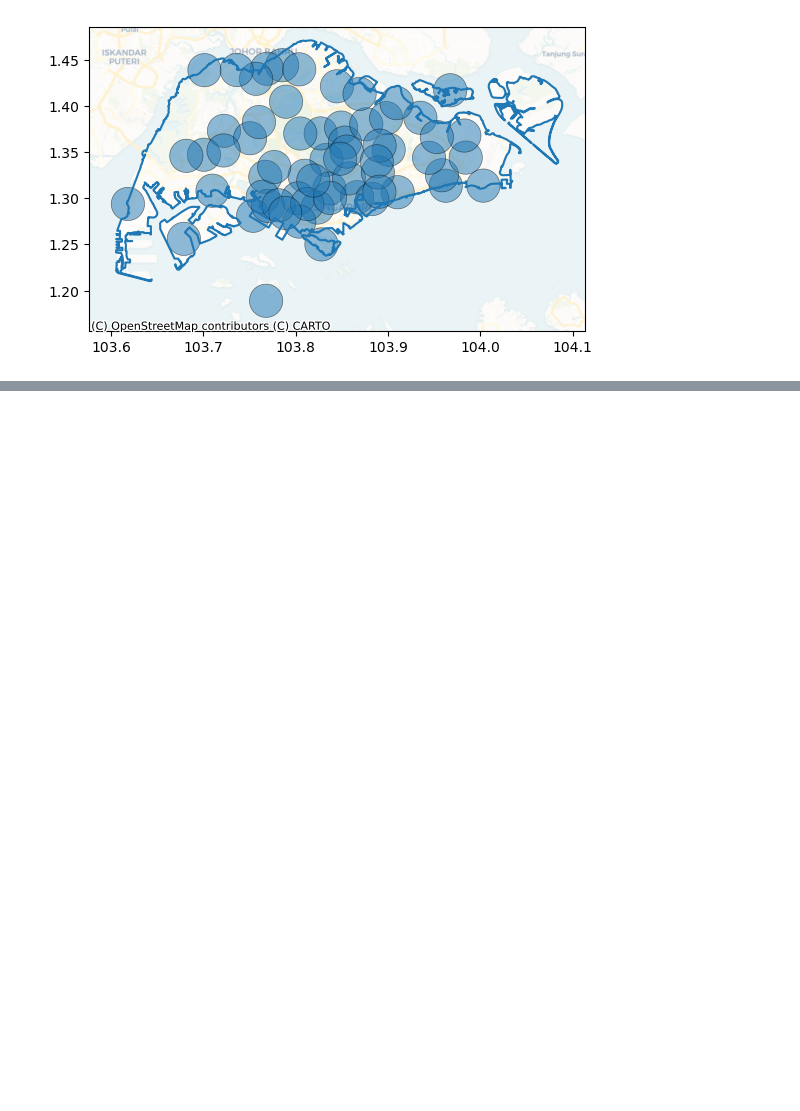
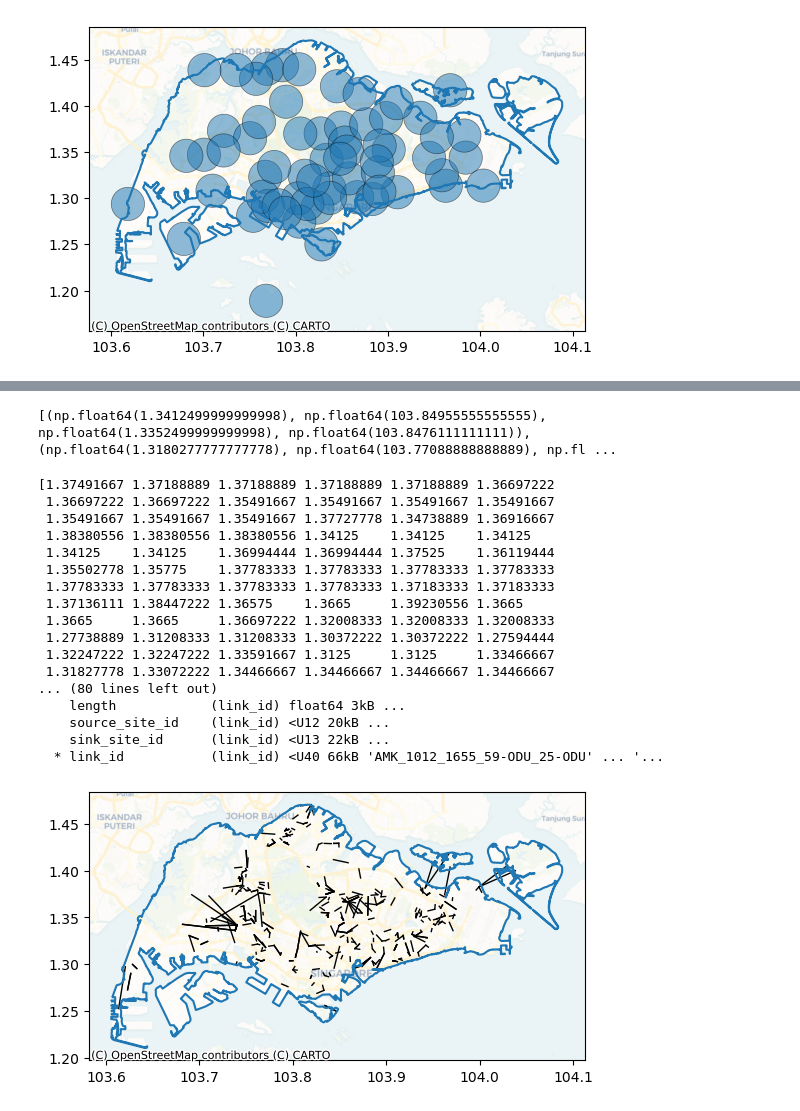
Before and after one commit to jylow/rainfall_data_fusion, a Jupyter notebook: miscel.ipynb, the cells around one changed output, grey strips where cells are left out. Drawn from its saved outputs; the diff is of its cells as text; code cells hidden in the pictures; blank space fills up the shorter version.

```diff
--- a/miscel.ipynb
+++ b/miscel.ipynb
@@ -573,0 +607,45 @@ visualise_with_basemap(ax=ax)
+# %%
+print(coordinate_list)
+# %% [output]
+[(np.float64(1.3412499999999998), np.float64(103.84955555555555), np.float64(1.3352499999999998), np.float64(103.8476111111111)), (np.float64(1.3180277777777778), np.float64(103.77088888888889), np.fl ...
+# %%
+from utils.visualisation import *
+print(cmls.coords['site_a_latitude'].values)
+
+def plot_cml_lines(ds_cml, ax, visualise_station=False):
+  ds_cmls = cmls.coords
+  ax.plot(
+    [ds_cmls['site_a_longitude'], ds_cmls['site_b_longitude']],
+    [ds_cmls['site_a_latitude'], ds_cmls['site_b_latitude']],
+    'k',
+    linewidth=1,
+  )
+  if visualise_station:
+    ax.scatter(ds_cmls.site_a_longitude, ds_cmls.site_a_latitude, color='red', s=12)
+    ax.scatter(ds_cmls.site_b_longitude, ds_cmls.site_b_latitude, color='red', s=12)
+
+  print(ds_cmls['site_a_longitude'], ds_cmls['site_b_longitude'])
+
+fig, ax = plt.subplots()
+plot_cml_lines(cmls, ax)
+visualise_singapore_outline(ax)
+visualise_with_basemap(ax)
+# %% [output]
+[1.37491667 1.37188889 1.37188889 1.37188889 1.37188889 1.36697222
+ 1.36697222 1.36697222 1.35491667 1.35491667 1.35491667 1.35491667
+ 1.35491667 1.35491667 1.35491667 1.37727778 1.34738889 1.36916667
+ 1.38380556 1.38380556 1.38380556 1.34125    1.34125    1.34125
+ 1.34125    1.34125    1.36994444 1.36994444 1.37525    1.36119444
+ 1.35502778 1.35775    1.37783333 1.37783333 1.37783333 1.37783333
+ 1.37783333 1.37783333 1.37783333 1.37783333 1.37183333 1.37183333
+ 1.37136111 1.38447222 1.36575    1.3665     1.39230556 1.3665
+ 1.3665     1.3665     1.36697222 1.32008333 1.32008333 1.32008333
+ 1.27738889 1.31208333 1.31208333 1.30372222 1.30372222 1.27594444
+ 1.32247222 1.32247222 1.33591667 1.3125     1.3125     1.33466667
+ 1.31827778 1.33072222 1.34466667 1.34466667 1.34466667 1.34466667
+... (80 lines left out)
+    length            (link_id) float64 3kB ...
+    source_site_id    (link_id) <U12 20kB ...
+    sink_site_id      (link_id) <U13 22kB ...
+  * link_id           (link_id) <U40 66kB 'AMK_1012_1655_59-ODU_25-ODU' ... '...
+[figure, added]
```
Also changed, not shown: parts of 2 cells of this notebook, 2 other files.
